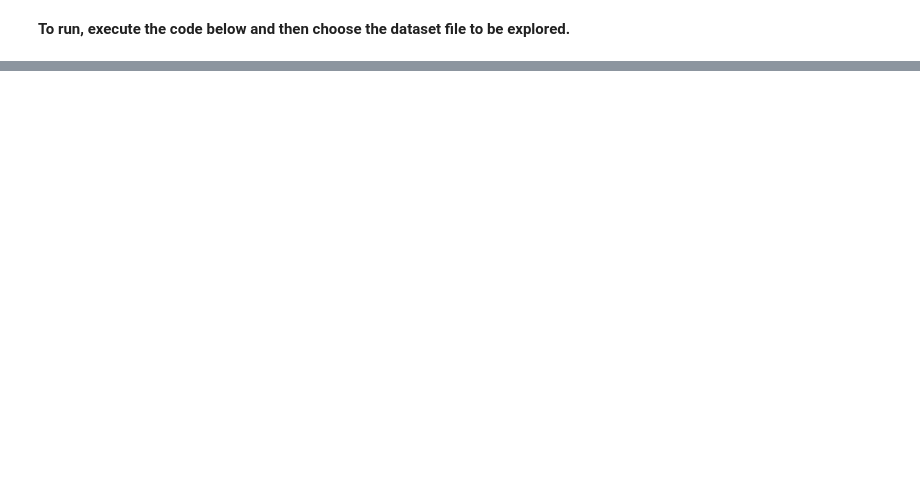
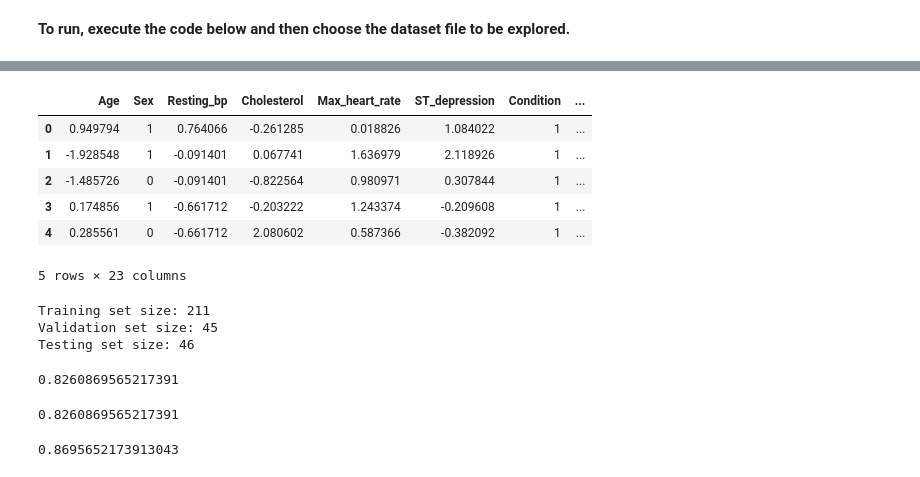
Before and after one commit to GudLukas/Lovelace-Team-Project, a Jupyter notebook: datacleanup.ipynb, the cells around one changed output, grey strips where cells are left out. Drawn from its saved outputs; the diff is of its cells as text; code cells hidden in the pictures; blank space fills up the shorter version.

```diff
--- a/datacleanup.ipynb
+++ b/datacleanup.ipynb
@@ -810,0 +134,62 @@ correlation_heatmap(df);
+# %%
+#feature scaling (also called Z-score normalisation), s.t. each value has a standard dev of 1 and a mean of 0
+#apparently, this stops one+ variables being too dominant in the model
+#we dont require feature scaling for categorical values because they are all changed to binary values, i think
+from sklearn.preprocessing import StandardScaler
+st = StandardScaler()
+df[cont_val] = st.fit_transform(df[cont_val]) #fit_transform is supposed to do exactly as above wrt to s.d and mean
+df.head()
+# %% [output]
+|  | Age | Sex | Resting_bp | Cholesterol | Max_heart_rate | ST_depression | Condition | ... |
+| 0 | 0.949794 | 1 | 0.764066 | -0.261285 | 0.018826 | 1.084022 | 1 | ... |
+| 1 | -1.928548 | 1 | -0.091401 | 0.067741 | 1.636979 | 2.118926 | 1 | ... |
+| 2 | -1.485726 | 0 | -0.091401 | -0.822564 | 0.980971 | 0.307844 | 1 | ... |
+| 3 | 0.174856 | 1 | -0.661712 | -0.203222 | 1.243374 | -0.209608 | 1 | ... |
+| 4 | 0.285561 | 0 | -0.661712 | 2.080602 | 0.587366 | -0.382092 | 1 | ... |
+5 rows × 23 columns
+# %%
+#Split the dataset into the training set and test set, which lets us evaluate the performance of the algorithms.
+X = df.drop("Condition",axis=1) #independent variables
+y = df['Condition'] #dependent/target variable
+
+
+# Split into training (70%) and temporary (30%)
+X_train, X_temp, y_train, y_temp = train_test_split(X, y, test_size=0.3, random_state=42) #a training dataset is exactly what it sounds like
+
+# Split temporary set equally into validation and testing (15% each of total data)
+X_val, X_test, y_val, y_test = train_test_split(X_temp, y_temp, test_size=0.5, random_state=42) #a validation dataset is supposed to be like a secondary training phase, where we can again change behaviour.
+#testing dataset is as it sounds
+
+print("Training set size:", X_train.shape[0])
+print("Validation set size:", X_val.shape[0])
+print("Testing set size:", X_test.shape[0])
+# %% [output]
+Training set size: 211
+Validation set size: 45
+Testing set size: 46
+# %%
+#Logistic Regression
+from sklearn.linear_model import LogisticRegression
+
+log = LogisticRegression()
+log.fit(X_train, y_train)
+y_pred1 = log.predict(X_test) #using test data here and from now on, should probably switch to val and then rerun or something?
+accuracy_score(y_test,y_pred1)
+# %% [output]
+0.8260869565217391
+# %%
+from sklearn import svm
+svm = svm.SVC()
+svm.fit(X_train, y_train)
+y_pred2 = svm.predict(X_test)
+accuracy_score(y_test,y_pred2)
+#
+# %% [output]
+0.8260869565217391
+# %%
+knn = KNeighborsClassifier()
+knn.fit(X_train, y_train)
+y_pred3 = knn.predict(X_test)
+accuracy_score(y_test,y_pred3)
+# %% [output]
+0.8695652173913043
```
Also changed, not shown: parts of 45 cells of this notebook.
